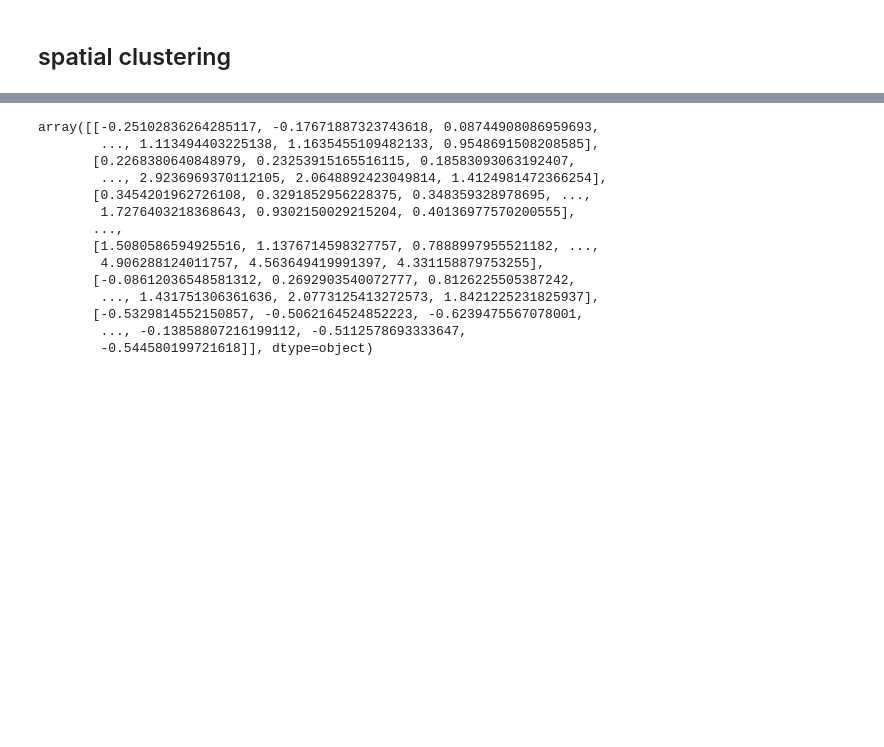
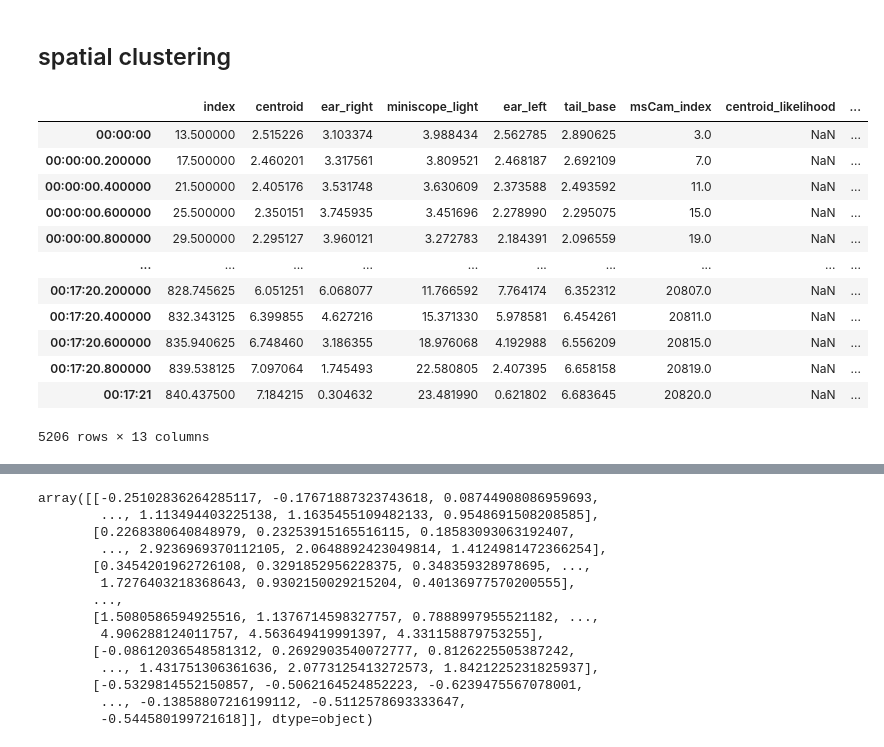
Before and after one commit to marburyvthesea/post_cnmfe_analysis, a Jupyter notebook: openfield_analysis/spatial_clustering/spatial_clustering_jones_quest_no_matlab_engine.ipynb, the cells around one changed output, grey strips where cells are left out. Cells and saved outputs as stored; diff of their text form; code cells hidden in the pictures; blank space fills up the shorter version.

```diff
--- a/openfield_analysis/spatial_clustering/spatial_clustering_jones_quest_no_matlab_engine.ipynb
+++ b/openfield_analysis/spatial_clustering/spatial_clustering_jones_quest_no_matlab_engine.ipynb
@@ -103,6 +103,22 @@ V_df = pd.concat([grouped_raw_data[session]['interpolated'].resample(str(new_sam
 all_sessions_v_bins = pd.cut(V_df['tail_base'], bins=50)
 
 V_df['velocity_bins'] = all_sessions_v_bins
+# %%
+V_df.loc['GRIN012_H17_M32_S17']
+# %% [output]
+|  | index | centroid | ear_right | miniscope_light | ear_left | tail_base | msCam_index | centroid_likelihood | ... |
+| 00:00:00 | 13.500000 | 2.515226 | 3.103374 | 3.988434 | 2.562785 | 2.890625 | 3.0 | NaN | ... |
+| 00:00:00.200000 | 17.500000 | 2.460201 | 3.317561 | 3.809521 | 2.468187 | 2.692109 | 7.0 | NaN | ... |
+| 00:00:00.400000 | 21.500000 | 2.405176 | 3.531748 | 3.630609 | 2.373588 | 2.493592 | 11.0 | NaN | ... |
+| 00:00:00.600000 | 25.500000 | 2.350151 | 3.745935 | 3.451696 | 2.278990 | 2.295075 | 15.0 | NaN | ... |
+| 00:00:00.800000 | 29.500000 | 2.295127 | 3.960121 | 3.272783 | 2.184391 | 2.096559 | 19.0 | NaN | ... |
+| ... | ... | ... | ... | ... | ... | ... | ... | ... | ... |
+| 00:17:20.200000 | 828.745625 | 6.051251 | 6.068077 | 11.766592 | 7.764174 | 6.352312 | 20807.0 | NaN | ... |
+| 00:17:20.400000 | 832.343125 | 6.399855 | 4.627216 | 15.371330 | 5.978581 | 6.454261 | 20811.0 | NaN | ... |
+| 00:17:20.600000 | 835.940625 | 6.748460 | 3.186355 | 18.976068 | 4.192988 | 6.556209 | 20815.0 | NaN | ... |
+| 00:17:20.800000 | 839.538125 | 7.097064 | 1.745493 | 22.580805 | 2.407395 | 6.658158 | 20819.0 | NaN | ... |
+| 00:17:21 | 840.437500 | 7.184215 | 0.304632 | 23.481990 | 0.621802 | 6.683645 | 20820.0 | NaN | ... |
+5206 rows × 13 columns
 # %%
 # compile and filter fluorescence
 filtered_for_analysis = {}
```
Also changed, not shown: parts of 4 cells of this notebook, 7 other files.
